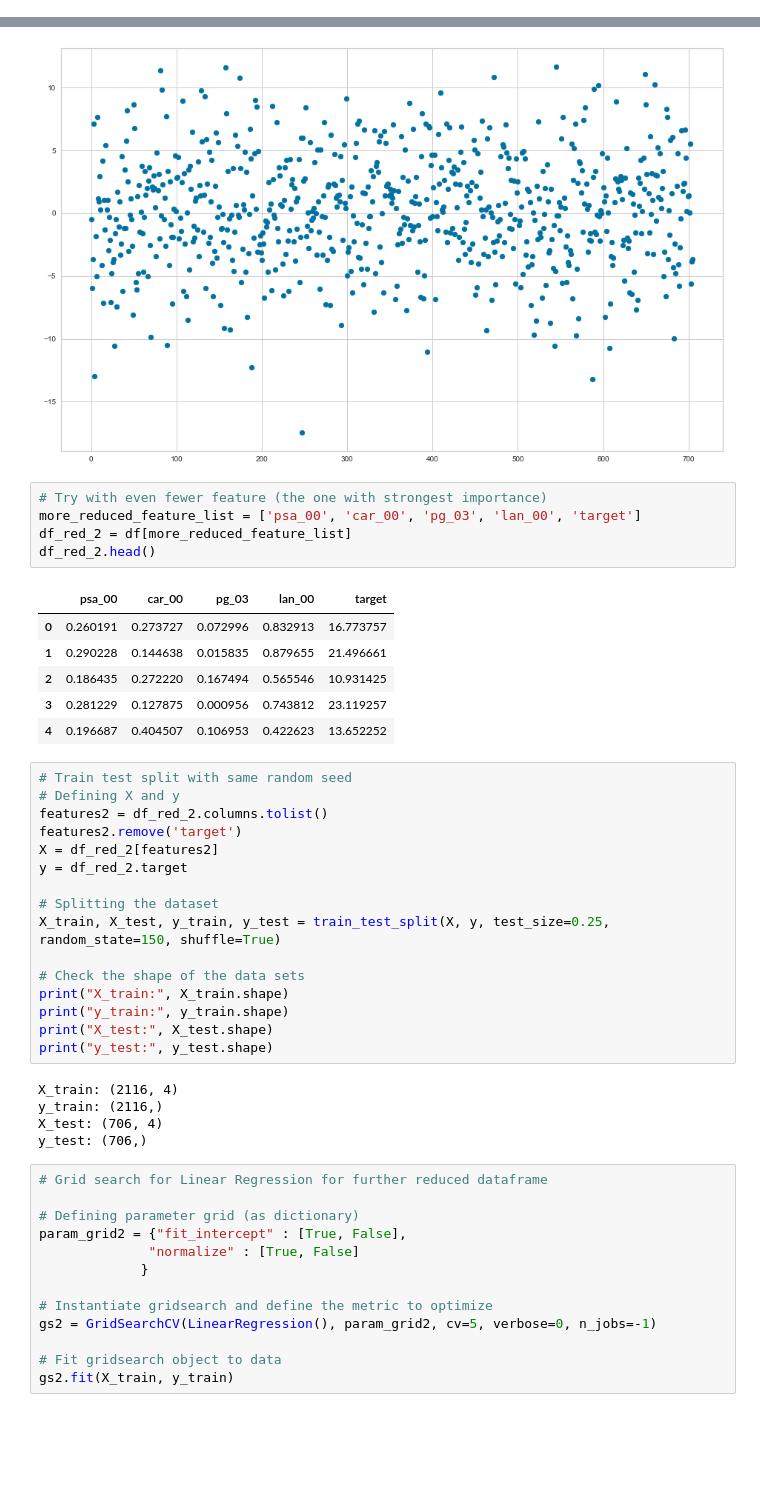
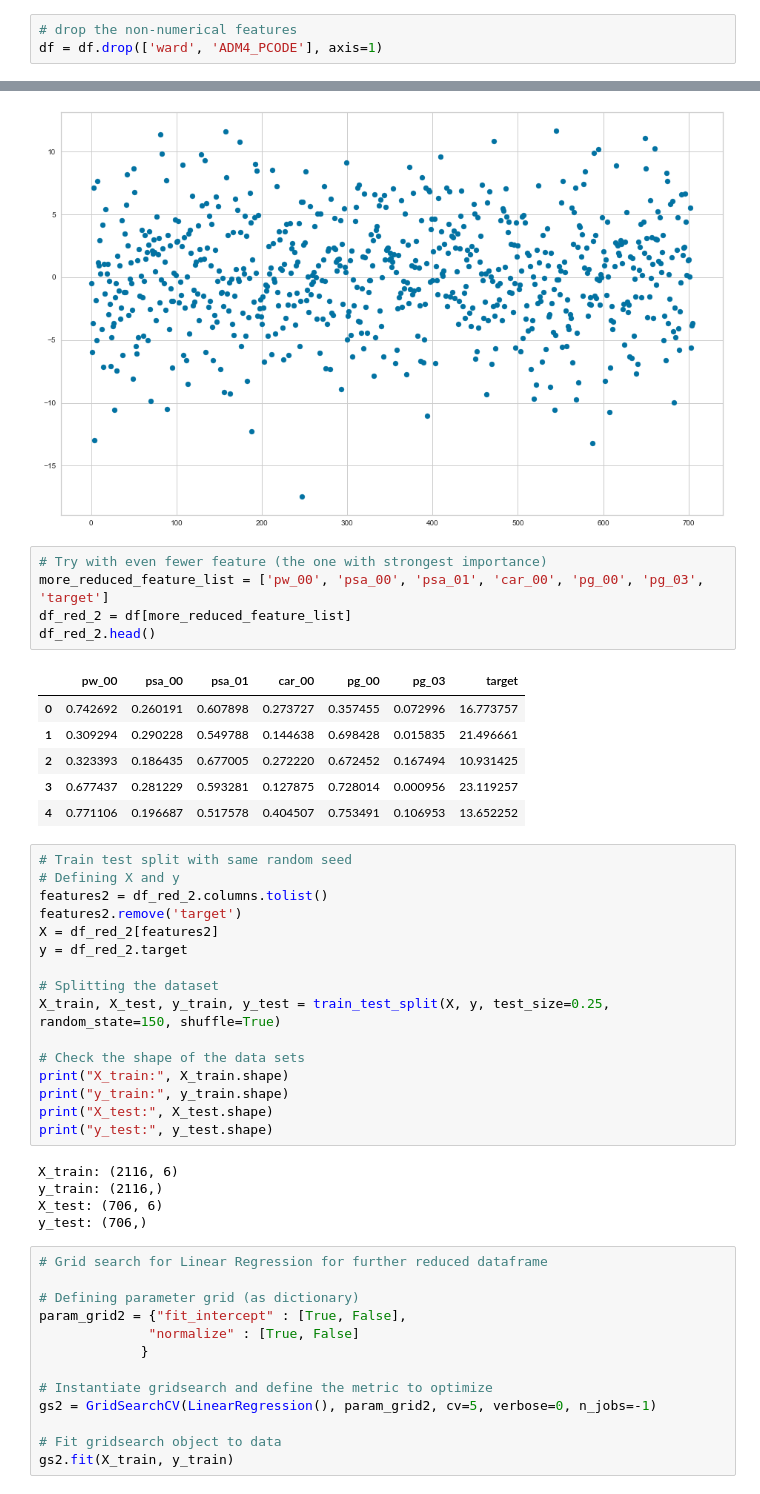
Before and after one commit to ravitpt87/urban-eureka, a Jupyter notebook: Notebook_Model_PolyMultiLinReg.ipynb, the cells around one changed output, grey strips where cells are left out. Cells and saved outputs as stored; diff of their text form; blank space fills up the shorter version.

```diff
--- a/Notebook_Model_PolyMultiLinReg.ipynb
+++ b/Notebook_Model_PolyMultiLinReg.ipynb
@@ -30,3 +30,6 @@ df.head()
 | 3 | 41601004: Ward 4 | 1740.78737 | 5734.49046 | 23.119257 | 0.659914 | 0.000000 | 0.006129 | 0.000000 | 0.000813 | ... |
 | 4 | 41601005: Ward 5 | 1730.51451 | 6657.23835 | 13.652252 | 0.950575 | 0.000655 | 0.001473 | 0.000598 | 0.006999 | ... |
 5 rows × 63 columns
+# %%
+# drop the non-numerical features
+df = df.drop(['ward', 'ADM4_PCODE'], axis=1)
@@ -318,16 +373,16 @@ plt.scatter(np.arange(len(y_test)), (y_pred_lin-y_test))
 [figure]
 # %%
 # Try with even fewer feature (the one with strongest importance)
-more_reduced_feature_list = ['psa_00', 'car_00', 'pg_03', 'lan_00', 'target']
+more_reduced_feature_list = ['pw_00', 'psa_00', 'psa_01', 'car_00', 'pg_00', 'pg_03', 'target']
 df_red_2 = df[more_reduced_feature_list]
 df_red_2.head()
 # %% [output]
-|  | psa_00 | car_00 | pg_03 | lan_00 | target |
-| 0 | 0.260191 | 0.273727 | 0.072996 | 0.832913 | 16.773757 |
-| 1 | 0.290228 | 0.144638 | 0.015835 | 0.879655 | 21.496661 |
-| 2 | 0.186435 | 0.272220 | 0.167494 | 0.565546 | 10.931425 |
-| 3 | 0.281229 | 0.127875 | 0.000956 | 0.743812 | 23.119257 |
-| 4 | 0.196687 | 0.404507 | 0.106953 | 0.422623 | 13.652252 |
+|  | pw_00 | psa_00 | psa_01 | car_00 | pg_00 | pg_03 | target |
+| 0 | 0.742692 | 0.260191 | 0.607898 | 0.273727 | 0.357455 | 0.072996 | 16.773757 |
+| 1 | 0.309294 | 0.290228 | 0.549788 | 0.144638 | 0.698428 | 0.015835 | 21.496661 |
+| 2 | 0.323393 | 0.186435 | 0.677005 | 0.272220 | 0.672452 | 0.167494 | 10.931425 |
+| 3 | 0.677437 | 0.281229 | 0.593281 | 0.127875 | 0.728014 | 0.000956 | 23.119257 |
+| 4 | 0.771106 | 0.196687 | 0.517578 | 0.404507 | 0.753491 | 0.106953 | 13.652252 |
 # %%
 # Train test split with same random seed
 # Defining X and y
@@ -345,9 +400,9 @@ print("y_train:", y_train.shape)
 print("X_test:", X_test.shape)
 print("y_test:", y_test.shape)
 # %% [output]
-X_train: (2116, 4)
+X_train: (2116, 6)
 y_train: (2116,)
-X_test: (706, 4)
+X_test: (706, 6)
 y_test: (706,)
 # %%
 # Grid search for Linear Regression for further reduced dataframe
```
Also changed, not shown: parts of 18 cells of this notebook, 1 other file.
